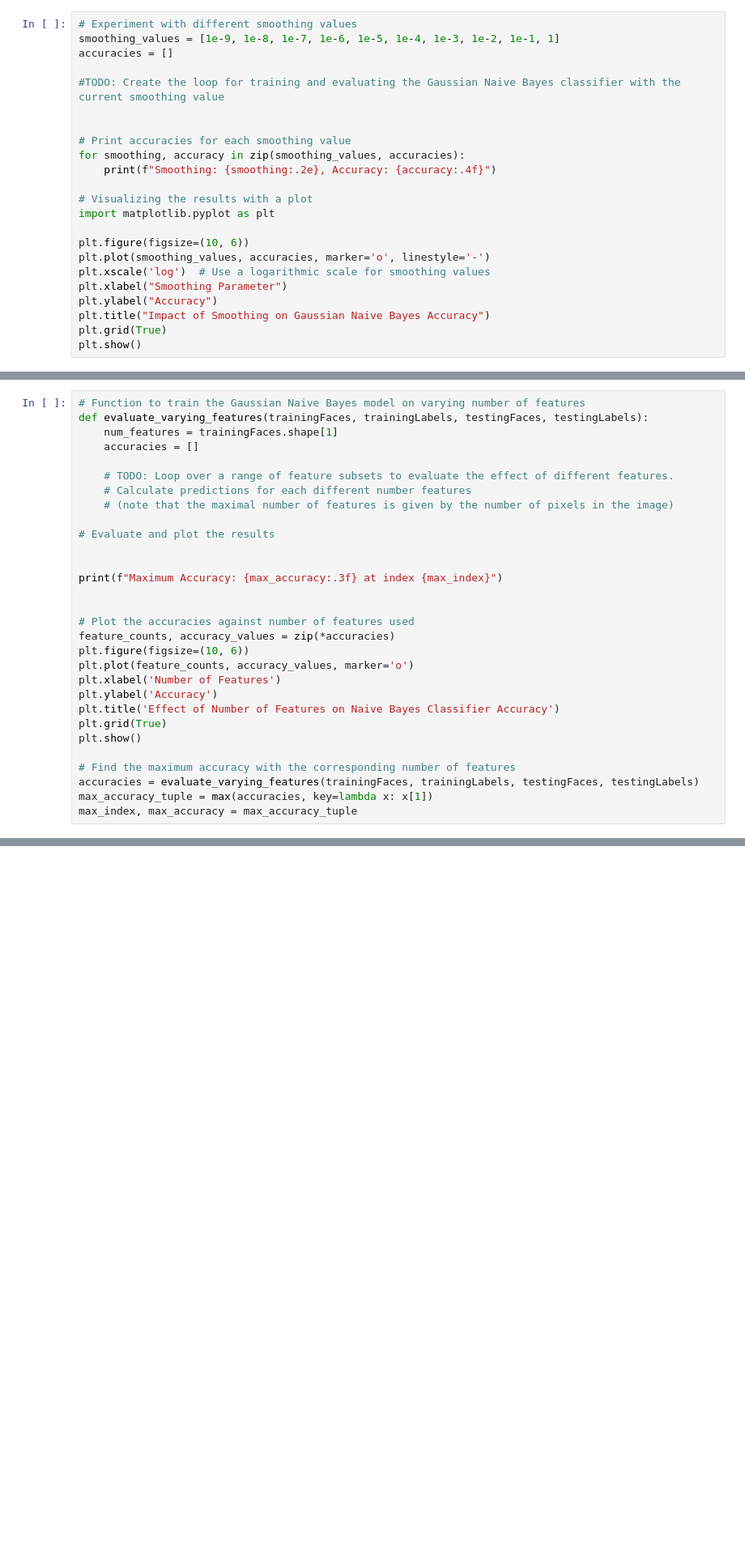
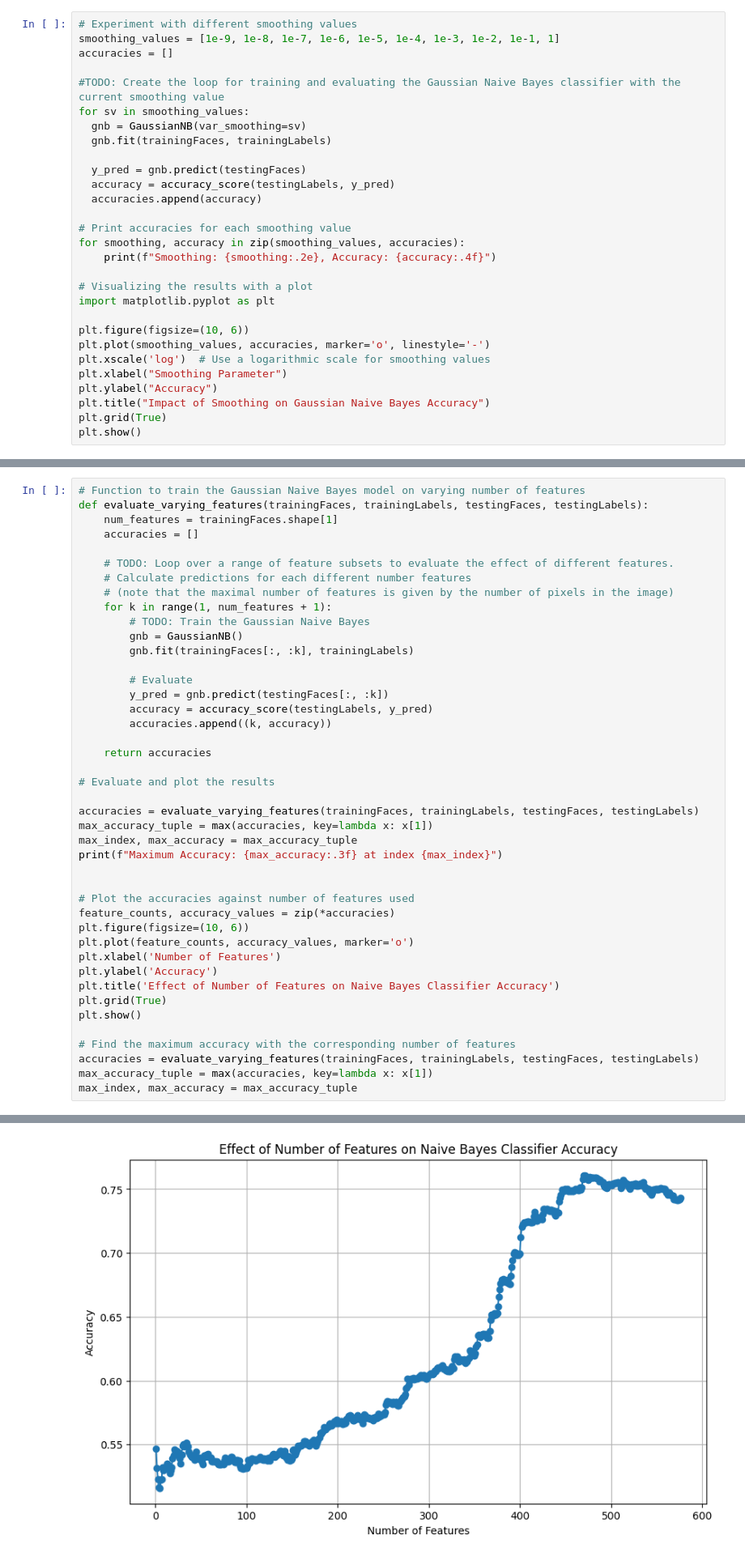
Before and after one commit to aneshodza/mldm_1_lab, a Jupyter notebook: week10/L10_GenerativeModels_Assignment.ipynb, the cells around one changed output, grey strips where cells are left out. Shown: that part at 81% size. Saved outputs shown, nothing was run; the diff lists cells and outputs as text; blank space fills up the shorter version.

```diff
--- a/week10/L10_GenerativeModels_Assignment.ipynb
+++ b/week10/L10_GenerativeModels_Assignment.ipynb
@@ -138,7 +138,13 @@ smoothing_values = [1e-9, 1e-8, 1e-7, 1e-6, 1e-5, 1e-4, 1e-3, 1e-2, 1e-1, 1]
 accuracies = []
 
 #TODO: Create the loop for training and evaluating the Gaussian Naive Bayes classifier with the current smoothing value
+for sv in smoothing_values:
+  gnb = GaussianNB(var_smoothing=sv)
+  gnb.fit(trainingFaces, trainingLabels)
 
+  y_pred = gnb.predict(testingFaces)
+  accuracy = accuracy_score(testingLabels, y_pred)
+  accuracies.append(accuracy)
 
 # Print accuracies for each smoothing value
 for smoothing, accuracy in zip(smoothing_values, accuracies):
@@ -181,10 +187,23 @@ def evaluate_varying_features(trainingFaces, trainingLabels, testingFaces, testi
     # TODO: Loop over a range of feature subsets to evaluate the effect of different features.
     # Calculate predictions for each different number features
     # (note that the maximal number of features is given by the number of pixels in the image)
+    for k in range(1, num_features + 1):
+        # TODO: Train the Gaussian Naive Bayes
+        gnb = GaussianNB()
+        gnb.fit(trainingFaces[:, :k], trainingLabels)
+
+        # Evaluate
+        y_pred = gnb.predict(testingFaces[:, :k])
+        accuracy = accuracy_score(testingLabels, y_pred)
+        accuracies.append((k, accuracy))
+
+    return accuracies
 
 # Evaluate and plot the results
 
-
+accuracies = evaluate_varying_features(trainingFaces, trainingLabels, testingFaces, testingLabels)
+max_accuracy_tuple = max(accuracies, key=lambda x: x[1])
+max_index, max_accuracy = max_accuracy_tuple
 print(f"Maximum Accuracy: {max_accuracy:.3f} at index {max_index}")
 
 
@@ -202,3 +221,4 @@ plt.show()
 accuracies = evaluate_varying_features(trainingFaces, trainingLabels, testingFaces, testingLabels)
 max_accuracy_tuple = max(accuracies, key=lambda x: x[1])
 max_index, max_accuracy = max_accuracy_tuple
+# %% [output]
@@ -205,3 +226,4 @@ max_index, max_accuracy = max_accuracy_tuple
+[figure, added]
 # %% [markdown]
 📢 **HAND-IN TASK 2** 📢:
 On Moodle, provide the maximum achieved accuracy, and the corresponding number of features (max_index, max_accuracy ). Use two digits after the decimal sign. Upload your plot.
```
Also changed, not shown: parts of 3 cells of this notebook.
